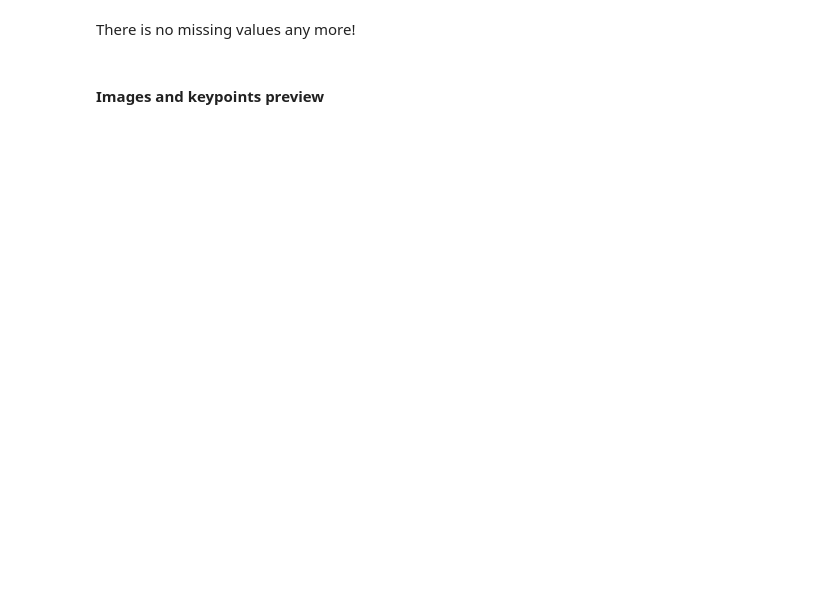
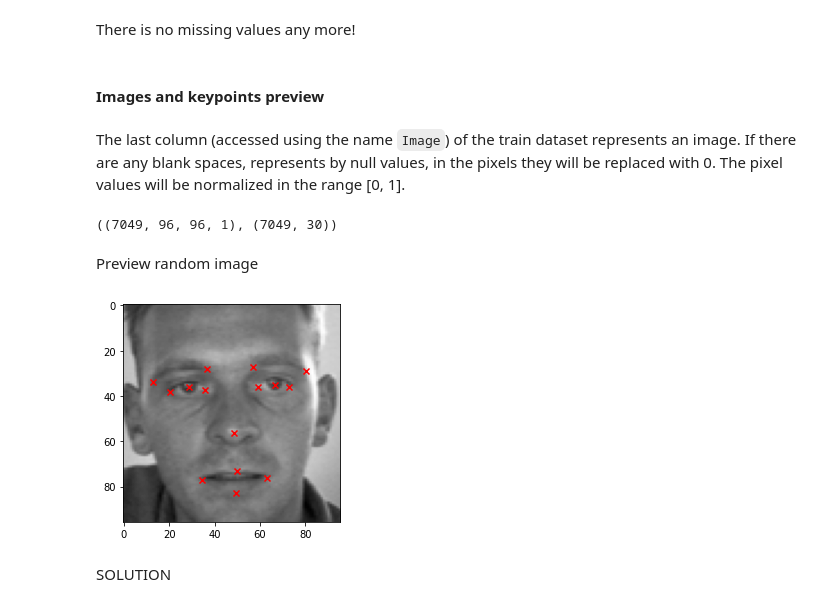
Before and after one commit to mdodovic/Facial-Keypoints-Detection, a Jupyter notebook: keypoints_detector.ipynb, the cells around one changed output. Cells and saved outputs as stored; diff of their text form; code cells hidden in the pictures; blank space fills up the shorter version.

Commit message:
Images preview

```diff
--- a/keypoints_detector.ipynb
+++ b/keypoints_detector.ipynb
@@ -118,3 +121,34 @@ False
 There is no missing values any more!
 # %% [markdown]
 #### Images and keypoints preview
+# %% [markdown]
+The last column (accessed using the name `Image`) of the train dataset represents an image. If there are any blank spaces, represents by null values, in the pixels they will be replaced with 0. The pixel values will be normalized in the range [0, 1].
+# %%
+images = []
+labels = []
+
+for index, sample in train_no_missing_values.iterrows():
+
+    face_pixel = np.array(sample['Image'].split(' '), dtype='float')
+    face_pixel = np.reshape(face_pixel, (img_height, img_width, 1))
+    images.append(face_pixel)
+
+    labels.append(sample[0:30])
+
+images = np.array(images)
+labels = np.array(labels)
+
+images.shape, labels.shape
+# %% [output]
+((7049, 96, 96, 1), (7049, 30))
+# %% [markdown]
+Preview random image
+# %%
+sample_image_number = 500
+plt.imshow(images[sample_image_number], cmap='gray')
+plt.scatter(labels[sample_image_number][0:30:2], labels[sample_image_number][1:30:2], marker='x', c = 'red')
+plt.show()
+# %% [output]
+[figure, added]
+# %% [markdown]
+SOLUTION
```
Also changed, not shown: parts of 29 cells of this notebook.
